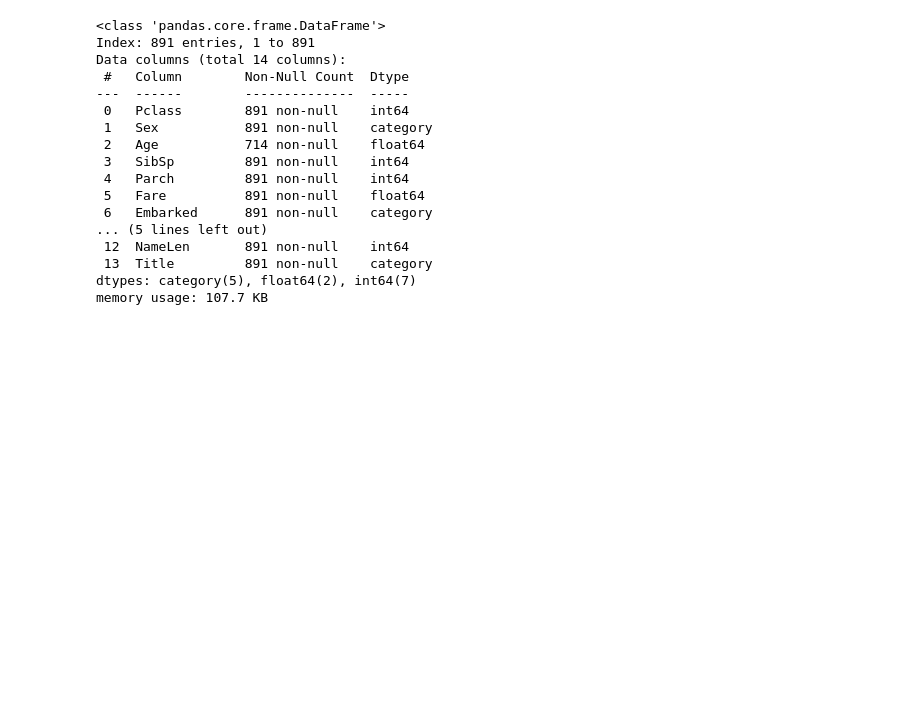
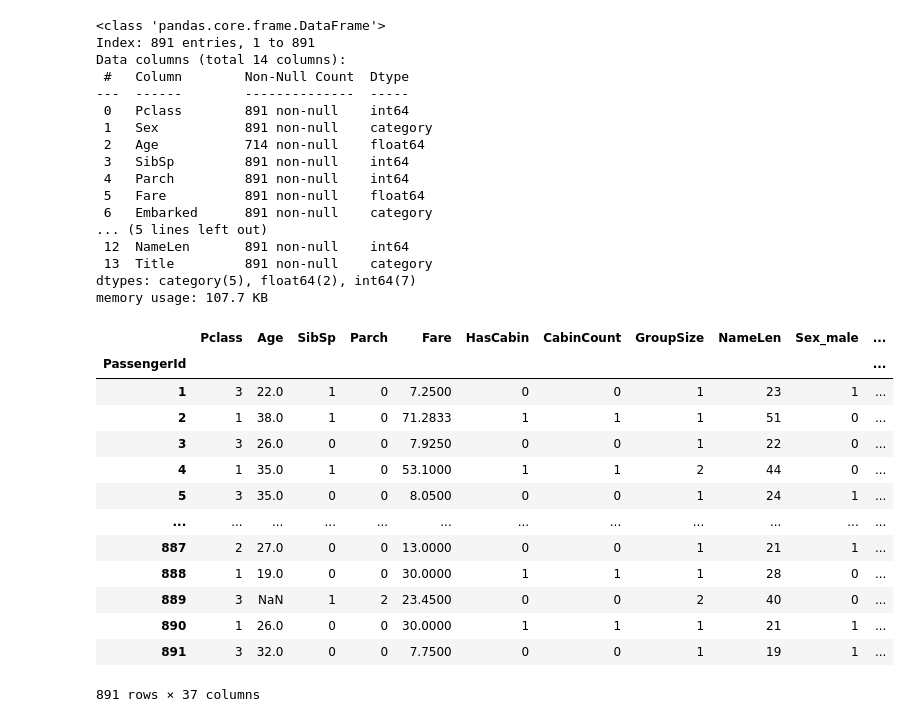
Before and after one commit to ikinaus/triton-vs-fastapi-serving, a Jupyter notebook: train.ipynb, the cells around one changed output. Cells and saved outputs as stored; diff of their text form; code cells hidden in the pictures; blank space fills up the shorter version.

```diff
--- a/train.ipynb
+++ b/train.ipynb
@@ -339,3 +339,22 @@ Data columns (total 14 columns):
  13  Title         891 non-null    category
 dtypes: category(5), float64(2), int64(7)
 memory usage: 107.7 KB
+# %%
+X_encoded = pd.get_dummies(X, drop_first=True, dtype='int')
+# %%
+X_encoded
+# %% [output]
+|  | Pclass | Age | SibSp | Parch | Fare | HasCabin | CabinCount | GroupSize | NameLen | Sex_male | ... |
+| PassengerId |  |  |  |  |  |  |  |  |  |  | ... |
+| 1 | 3 | 22.0 | 1 | 0 | 7.2500 | 0 | 0 | 1 | 23 | 1 | ... |
+| 2 | 1 | 38.0 | 1 | 0 | 71.2833 | 1 | 1 | 1 | 51 | 0 | ... |
+| 3 | 3 | 26.0 | 0 | 0 | 7.9250 | 0 | 0 | 1 | 22 | 0 | ... |
+| 4 | 1 | 35.0 | 1 | 0 | 53.1000 | 1 | 1 | 2 | 44 | 0 | ... |
+| 5 | 3 | 35.0 | 0 | 0 | 8.0500 | 0 | 0 | 1 | 24 | 1 | ... |
+| ... | ... | ... | ... | ... | ... | ... | ... | ... | ... | ... | ... |
+| 887 | 2 | 27.0 | 0 | 0 | 13.0000 | 0 | 0 | 1 | 21 | 1 | ... |
+| 888 | 1 | 19.0 | 0 | 0 | 30.0000 | 1 | 1 | 1 | 28 | 0 | ... |
+| 889 | 3 | NaN | 1 | 2 | 23.4500 | 0 | 0 | 2 | 40 | 0 | ... |
+| 890 | 1 | 26.0 | 0 | 0 | 30.0000 | 1 | 1 | 1 | 21 | 1 | ... |
+| 891 | 3 | 32.0 | 0 | 0 | 7.7500 | 0 | 0 | 1 | 19 | 1 | ... |
+891 rows × 37 columns
```
Also changed, not shown: parts of 2 cells of this notebook.
